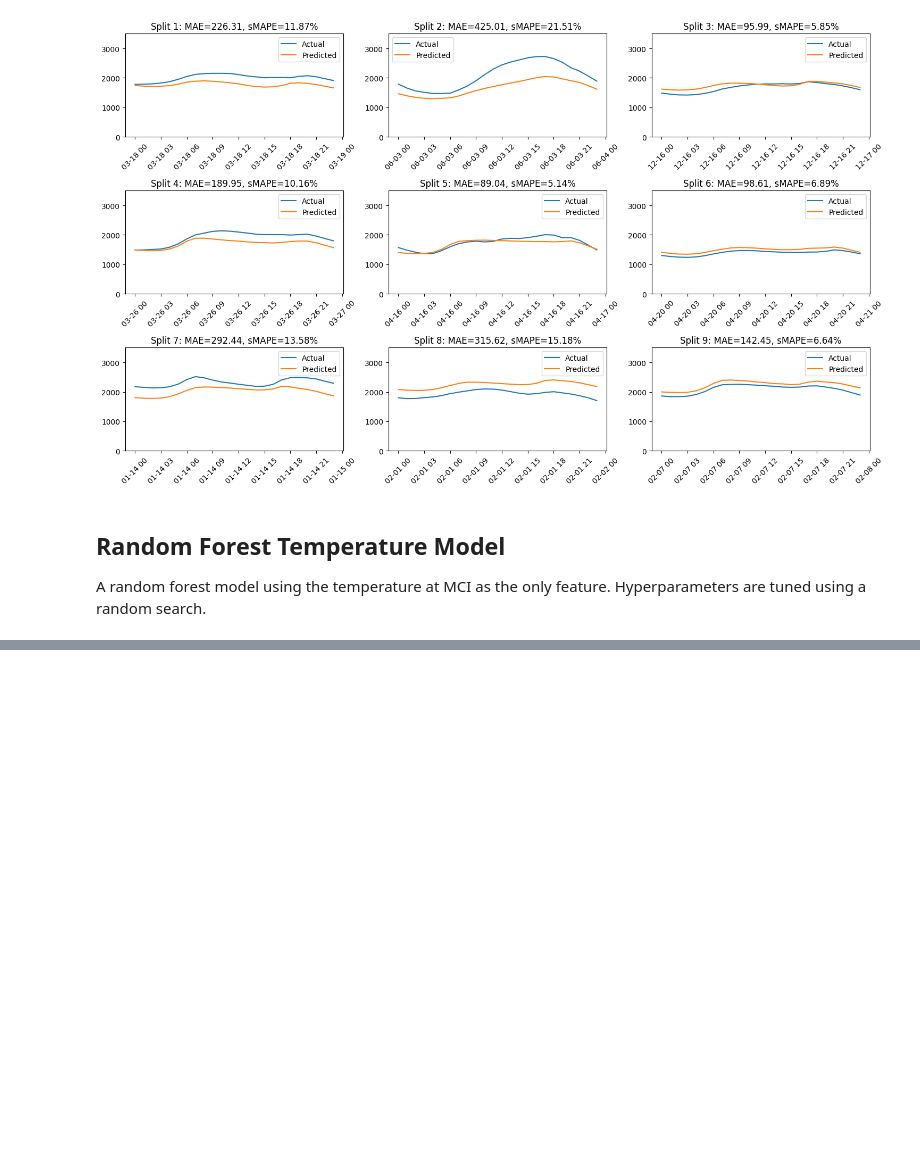
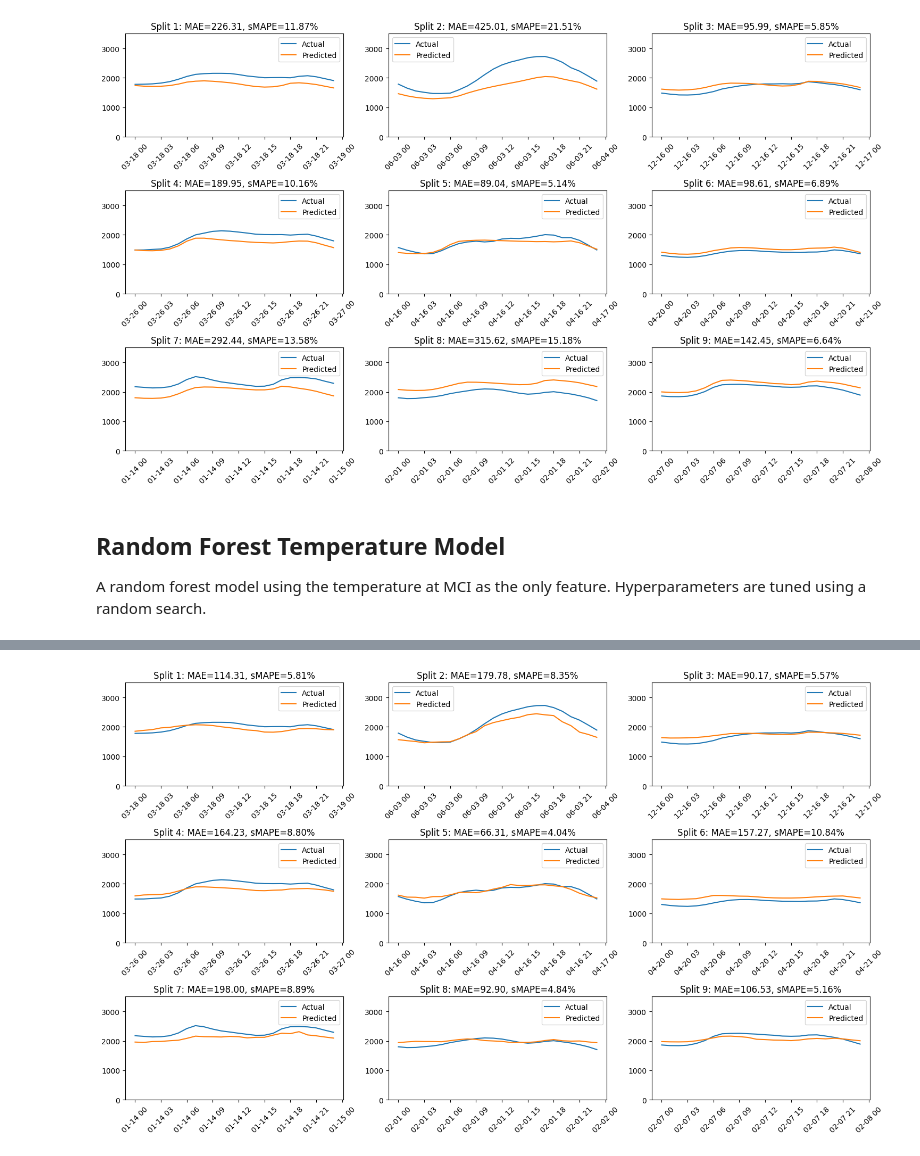
Before and after one commit to hankehly/adhoc-energy-analytics, a Jupyter notebook: notebooks/202503151107_load_forecasting.ipynb, the cells around one changed output, grey strips where cells are left out. Drawn from its saved outputs; the diff is of its cells as text; code cells hidden in the pictures; blank space fills up the shorter version.

Commit message:
Add ensemble

```diff
--- a/notebooks/202503151107_load_forecasting.ipynb
+++ b/notebooks/202503151107_load_forecasting.ipynb
@@ -840,0 +863,95 @@ Fitting 3 folds for each of 10 candidates, totalling 30 fits
+# %%
+from sklearn.ensemble import RandomForestRegressor
+from sklearn.metrics import mean_absolute_error
+from sklearn.model_selection import RandomizedSearchCV
+
+n_rows = 3
+evaluation_results = {"Split": [], "MAE": [], "sMAPE": []}
+fig, axes = plt.subplots(n_rows, 3, figsize=(15, 3 * n_rows))
+axes = axes.flatten()
+
+# Define which columns are numeric and which are categorical
+numeric_features = ["Kansas City International Airport Temperature (Fahrenheit)"]
+# categorical_features = ["Weekday", "Weekend", "Season"]
+# pass_through_features = ["Year", "Month", "Day", "Hour"]
+
+# Build the preprocessor using ColumnTransformer
+preprocessor = ColumnTransformer(
+    transformers=[
+        ("num", StandardScaler(), numeric_features),
+        # ("cat", OneHotEncoder(drop="if_binary"), categorical_features),
+        # ("passthrough", "passthrough", pass_through_features),
+    ]
+)
+
+param_grid = {
+    "regressor__n_estimators": [50, 100, 200, 300],
+    "regressor__max_depth": [None, 10, 20, 30, 40],
+    "regressor__min_samples_split": [2, 5, 10],
+    "regressor__min_samples_leaf": [1, 2, 4],
+    "regressor__bootstrap": [True, False],
+}
+
+for i, (train_index, test_index) in enumerate(custom_splits):
+    X_train, X_test = X.loc[train_index], X.loc[test_index]
+    y_train, y_test = y.loc[train_index], y.loc[test_index]
+
+    # Create a pipeline with the preprocessor and a linear regression model
+    rf_model = Pipeline(
+        steps=[
+            ("preprocessor", preprocessor),
+            ("regressor", RandomForestRegressor()),
+        ]
+    )
+
+    # Set up RandomizedSearchCV using the pipeline
+    random_search = RandomizedSearchCV(
+        estimator=rf_model,
+        param_distributions=param_grid,
+        n_iter=10,  # Number of random parameter settings sampled
+        cv=3,  # 3-fold cross-validation
+        verbose=1,
+        random_state=42,
+        n_jobs=-1,  # Use all available CPU cores
+    )
+
+    # Run the random search on the training data
+    random_search.fit(X_train, y_train)
+
+    # Output the best hyperparameters found
+    print("Best hyperparameters:", random_search.best_params_)
+
+    # Evaluate the best model on the test set
+    best_model = random_search.best_estimator_
+    y_pred_rf = best_model.predict(X_test)
+
+    # Wife model
+    wife_model = WifeModel1()
+    wife_model.fit(X_train, y_train)
+    y_pred_wife = wife_model.predict(X_test)
+
+    # Combine the predictions and apply weights
+    weights = [0.5, 0.5]
+    y_pred = weights[0] * y_pred_rf + weights[1] * y_pred_wife
+
+    mae = mean_absolute_error(y_test, y_pred)
+    smape_value = smape(y_test, y_pred)
+
+    evaluation_results["Split"].append(i + 1)
+    evaluation_results["MAE"].append(mae)
+    evaluation_results["sMAPE"].append(smape_value)
+
+    axes[i].plot(y_test.index, y_test, label="Actual")
+    axes[i].plot(y_test.index, y_pred, label="Predicted")
+    axes[i].set_title(f"Split {i+1}: MAE={mae:.2f}, sMAPE={smape_value:.2f}%")
+    axes[i].legend()
+    axes[i].set_ylim(0, 3500)
+    axes[i].tick_params(axis="x", rotation=45)
+
+# Remove extra subplots
+for j in range(i + 1, len(axes)):
+    fig.delaxes(axes[j])
+
+plt.tight_layout()
+pd.DataFrame(evaluation_results)
+# %% [output]
@@ -840,0 +986 @@ Fitting 3 folds for each of 10 candidates, totalling 30 fits
+[figure, added]
```
Also changed, not shown: parts of 3 cells of this notebook.
